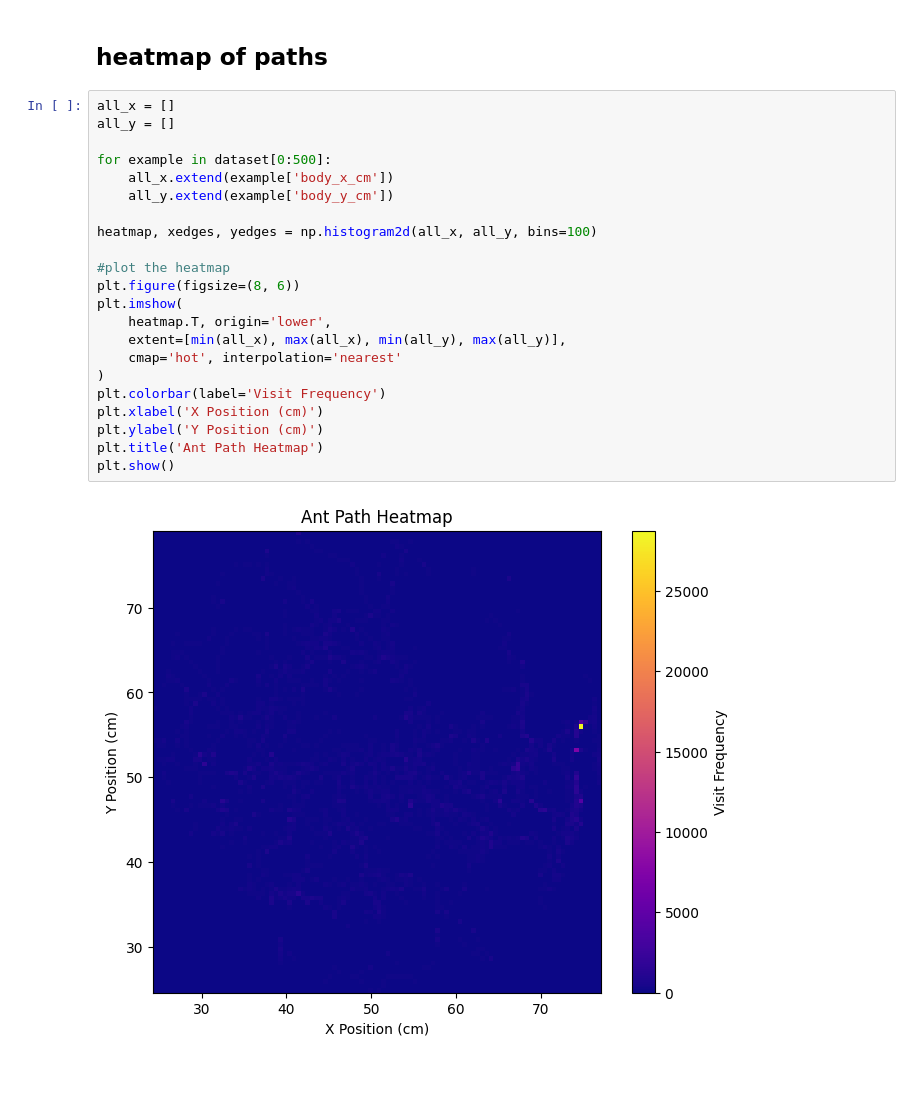
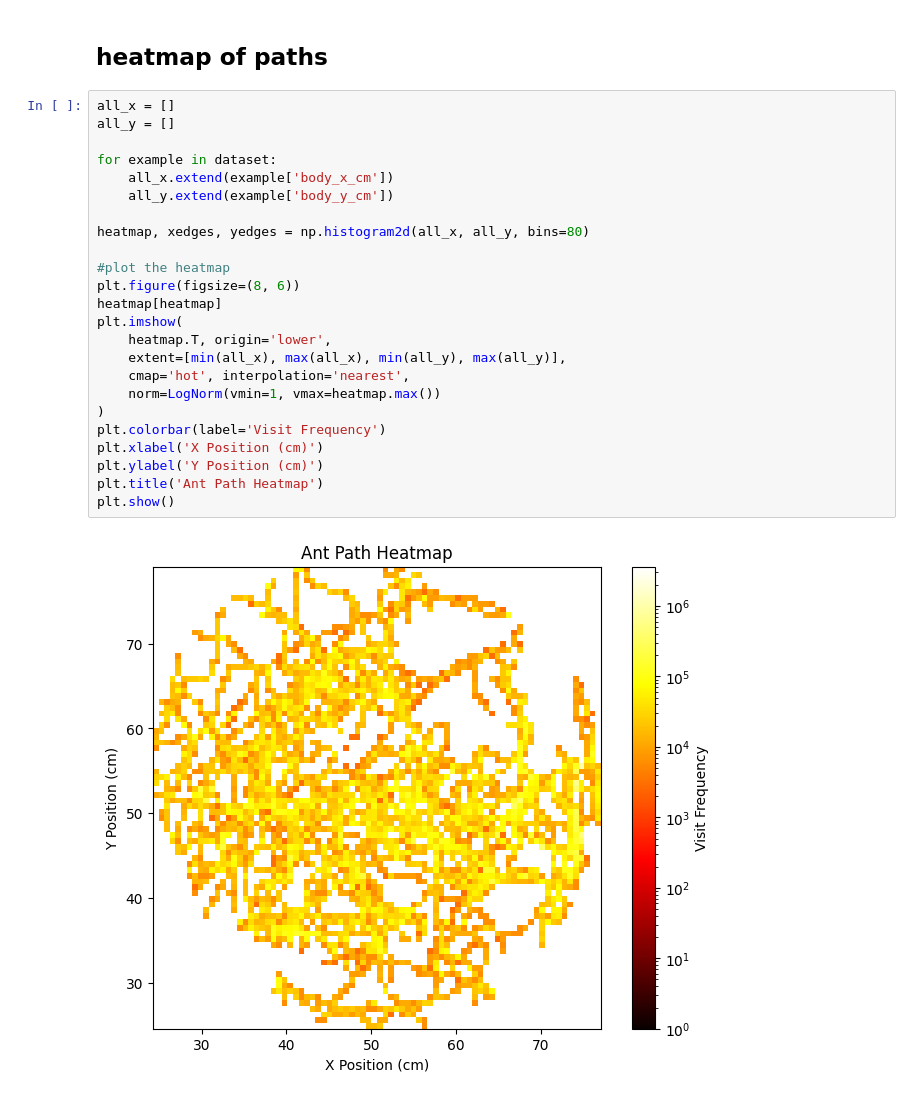
Before and after one commit to shepai/ant_trajectory, a Jupyter notebook: experimental/plotter_hardly_know_her.ipynb, the cells around one changed output. Drawn from its saved outputs; the diff is of its cells as text.

```diff
--- a/experimental/plotter_hardly_know_her.ipynb
+++ b/experimental/plotter_hardly_know_her.ipynb
@@ -35,24 +39,26 @@ Index(['Unnamed: 0', 'frame_number', 'body_x', 'body_y', 'body_prob', 'time',
 # %%
 all_x = []
 all_y = []
 
-for example in dataset[0:500]:
+for example in dataset:
     all_x.extend(example['body_x_cm'])
     all_y.extend(example['body_y_cm'])
 
-heatmap, xedges, yedges = np.histogram2d(all_x, all_y, bins=100)
+heatmap, xedges, yedges = np.histogram2d(all_x, all_y, bins=80)
 
 #plot the heatmap
 plt.figure(figsize=(8, 6))
+heatmap[heatmap]
 plt.imshow(
     heatmap.T, origin='lower',
     extent=[min(all_x), max(all_x), min(all_y), max(all_y)],
-    cmap='hot', interpolation='nearest'
+    cmap='hot', interpolation='nearest',
+    norm=LogNorm(vmin=1, vmax=heatmap.max())
 )
 plt.colorbar(label='Visit Frequency')
 plt.xlabel('X Position (cm)')
 plt.ylabel('Y Position (cm)')
 plt.title('Ant Path Heatmap')
 plt.show()
 # %% [output]
-[figure, old version]
+[figure, new version]
```
Also changed, not shown: parts of 6 cells of this notebook.
